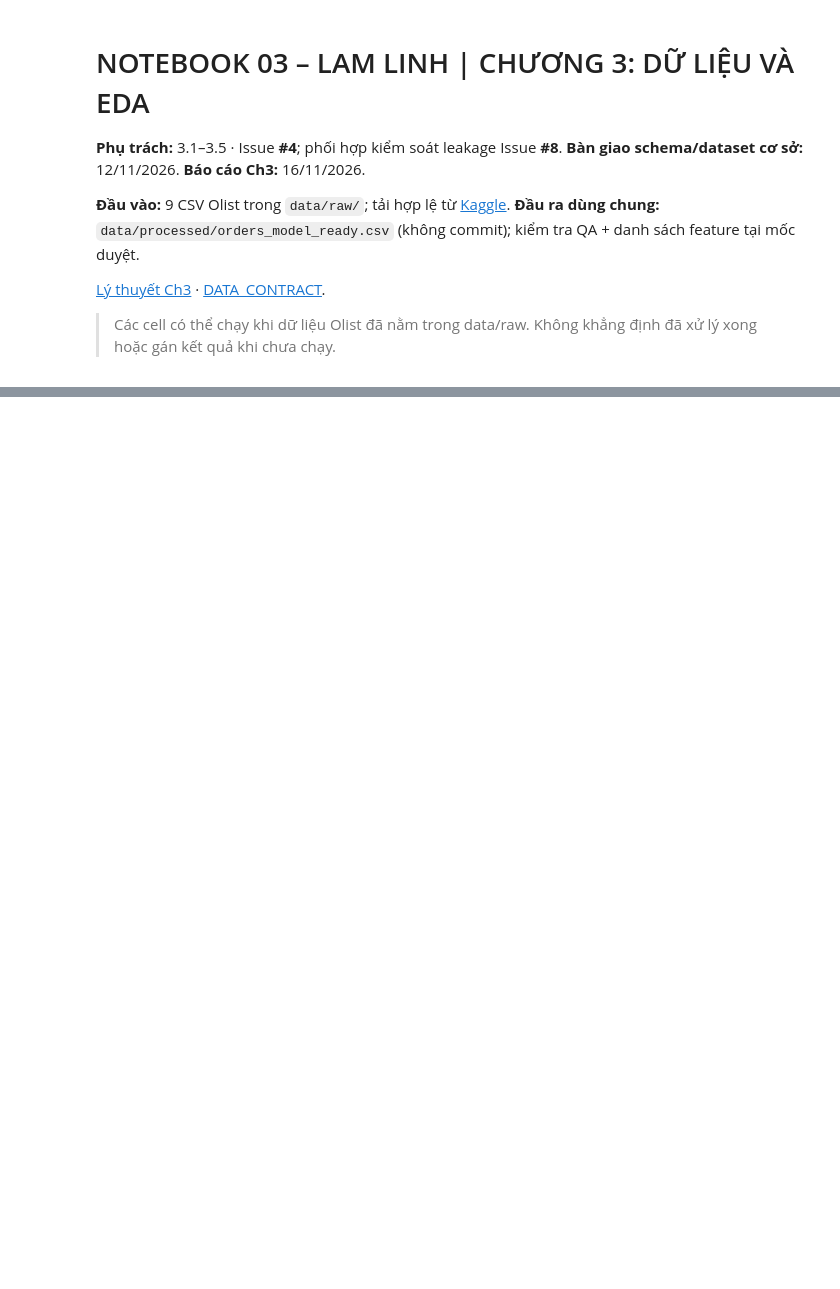
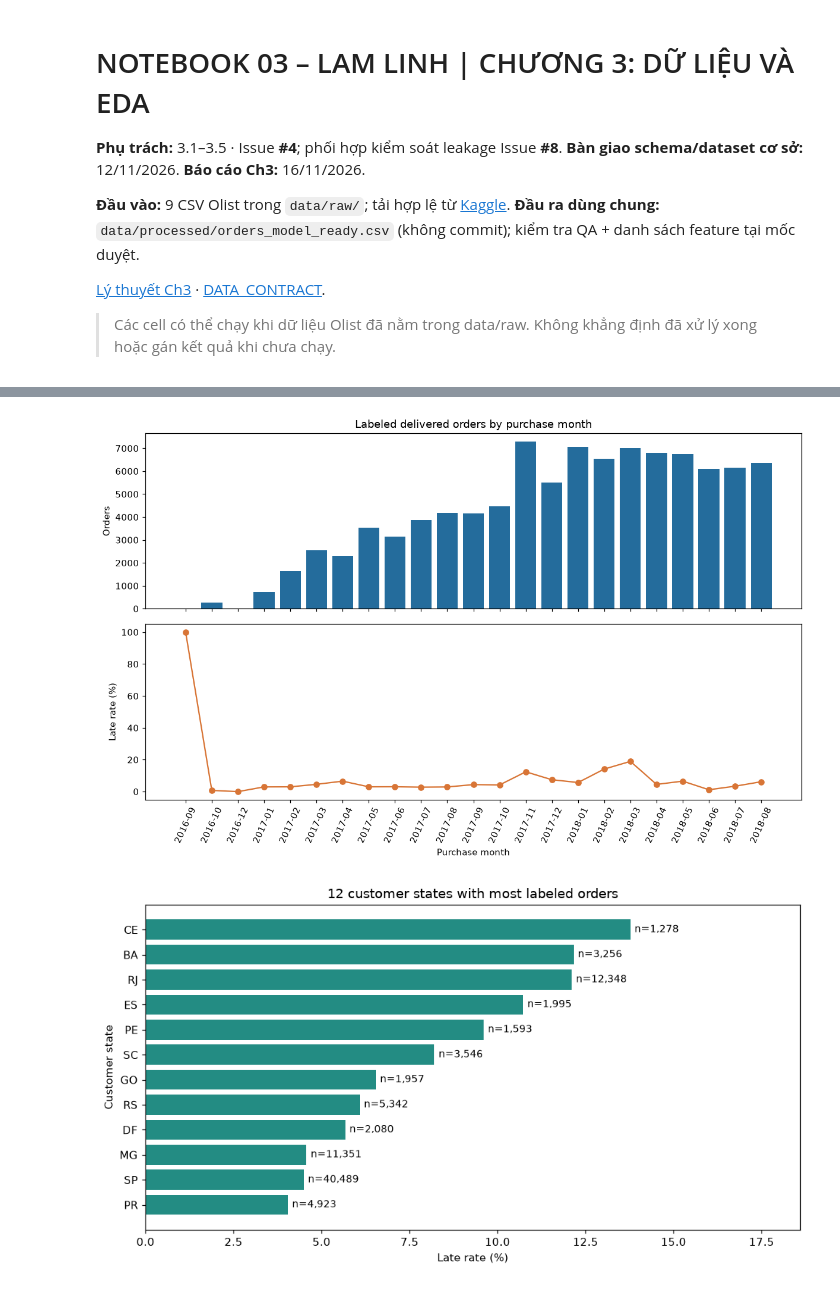
Before and after one commit to tanlen06-debug/Do_An_Khoa_hoc_du_lieu---GR02, a Jupyter notebook: notebooks/03_LAM_LINH_chuong_3.ipynb, the cells around one changed output, grey strips where cells are left out. Cells and saved outputs as stored; diff of their text form; code cells hidden in the pictures; blank space fills up the shorter version.

```diff
--- a/notebooks/03_LAM_LINH_chuong_3.ipynb
+++ b/notebooks/03_LAM_LINH_chuong_3.ipynb
@@ -200,0 +272,6 @@ print("SAFE_FEATURES dùng cho mô hình baseline:", SAFE_FEATURES)
+# %%
+sellers = start_clean('sellers')
+require_key(sellers, ['seller_id'], 'sellers')
+sellers = normalize_location(sellers, 'seller', 'sellers')
+print('Số người bán:', len(sellers))
+display(sellers[['qa_invalid_zip','qa_invalid_state']].sum().rename('flagged_rows').to_frame())
@@ -200,0 +416,12 @@ print("SAFE_FEATURES dùng cho mô hình baseline:", SAFE_FEATURES)
+# %%
+translation = start_clean('translation')
+for c in ['product_category_name','product_category_name_english']:
+    translation[c] = translation[c].astype('string').str.lower()
+require_key(translation, ['product_category_name'], 'translation')
+translation['qa_missing_english'] = translation['product_category_name_english'].isna()
+untranslated = (products.loc[products['product_category_name'].notna()
+                 & ~products['product_category_name'].isin(translation['product_category_name']),
+                 'product_category_name'].value_counts().rename_axis('category').reset_index(name='products'))
+untranslated.to_csv(TABLES / 'untranslated_categories.csv', index=False)
+display(untranslated)
+print('Bản dịch thiếu tiếng Anh:', int(translation['qa_missing_english'].sum()))
@@ -200,0 +663,27 @@ print("SAFE_FEATURES dùng cho mô hình baseline:", SAFE_FEATURES)
+# %%
+monthly=eda['purchase_month'].sort_values('purchase_month')
+fig,axes=plt.subplots(2,1,figsize=(11,7),sharex=True)
+axes[0].bar(monthly['purchase_month'].astype(str),monthly['orders'],color='#246C9C')
+axes[0].set(ylabel='Orders',title='Labeled delivered orders by purchase month')
+axes[1].plot(monthly['purchase_month'].astype(str),100*monthly['late_rate'],marker='o',color='#D87536')
+axes[1].set(ylabel='Late rate (%)',xlabel='Purchase month')
+axes[1].tick_params(axis='x',rotation=65)
+fig.tight_layout(); fig.savefig(FIGURES/'ch03_monthly.png',bbox_inches='tight'); plt.show()
+state=eda['customer_state'].sort_values('orders',ascending=False).head(12).sort_values('late_rate')
+fig,ax=plt.subplots(figsize=(9,5))
+ax.barh(state['customer_state'],100*state['late_rate'],color='#238C83')
+for i,(_,r) in enumerate(state.iterrows()):
+    ax.text(100*r['late_rate']+.12,i,f"n={int(r['orders']):,}",va='center',fontsize=9)
+ax.set(xlabel='Late rate (%)',ylabel='Customer state',title='12 customer states with most labeled orders')
+ax.set_xlim(0,max(100*state['late_rate'])*1.35)
+fig.tight_layout();fig.savefig(FIGURES/'ch03_customer_states.png',bbox_inches='tight');plt.show()
+for group in ['seller_region','product_category','order_value_group','weight_group']:
+    table=eda[group].sort_values('orders',ascending=False).head(10)
+    labels=[f"{str(r[group])} (n={int(r['orders']):,})" for _,r in table.iterrows()]
+    fig,ax=plt.subplots(figsize=(10,5))
+    ax.barh(labels,100*table['late_rate'],color='#246C9C')
+    ax.invert_yaxis();ax.set(xlabel='Late rate (%)',title=group+' — top groups by sample count')
+    fig.tight_layout();fig.savefig(FIGURES/f'ch03_{group}.png',bbox_inches='tight');plt.show()
+# %% [output]
+[figure, added]
+[figure, added]
```
Also changed, not shown: parts of 51 cells of this notebook, 27 other files.
